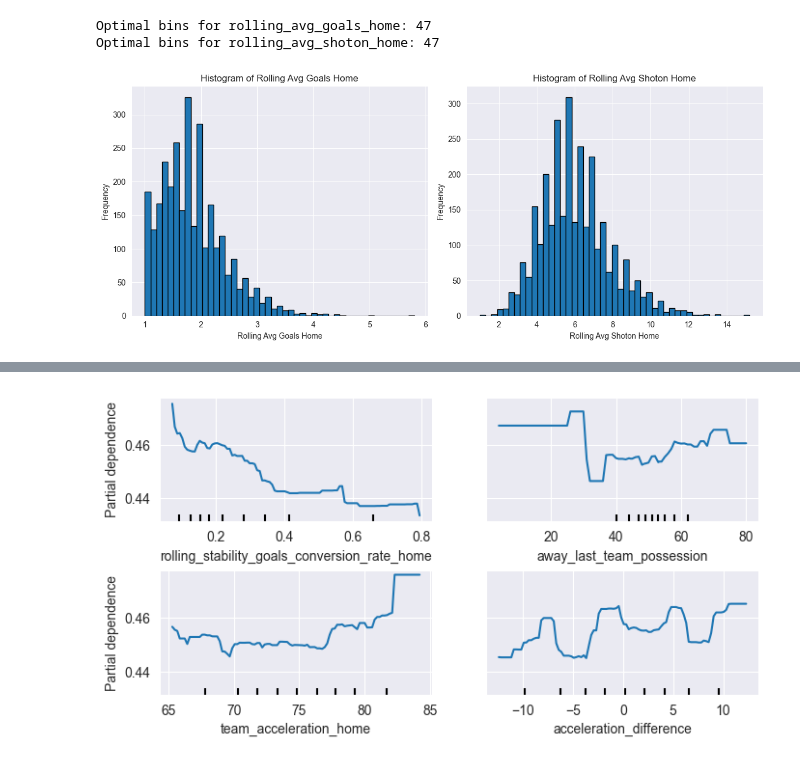
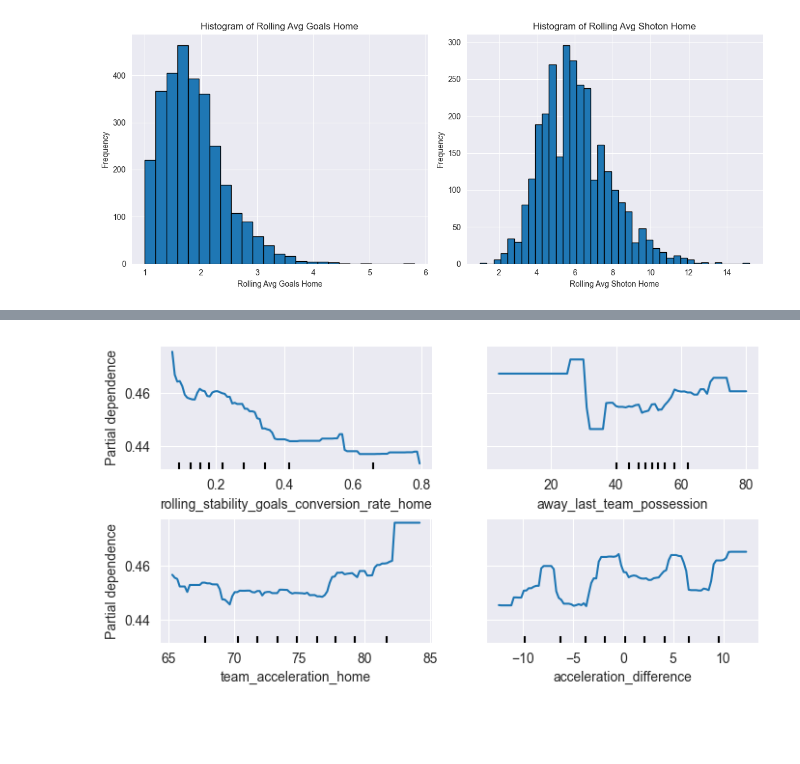
Before and after one commit to kamil0920/football_result_prediction-v2, a Jupyter notebook: src/eda/binning_features.ipynb, the cells around one changed output, grey strips where cells are left out. Saved outputs shown, nothing was run; the diff lists cells and outputs as text; code cells hidden in the pictures; blank space fills up the shorter version.

```diff
--- a/src/eda/binning_features.ipynb
+++ b/src/eda/binning_features.ipynb
@@ -7,6 +7,8 @@ df = pd.read_csv('../../data/preprocessed/imputed_data.csv')
 
 feature_cols = [col for col in df.columns if col not in
                 ["result_match", "stage", "season", "date", "home_team", "away_team"]]
+
+X_= df[["match_api_id", "stage", "season", "date", "home_team", "away_team"]].copy()
 
 y = df[['result_match']]
 X = df[feature_cols].copy()
@@ -18,7 +20,7 @@ def freedman_diaconis_bins(series):
     """
     data = series.dropna()
 
-    q25, q75 = np.percentile(data, [25, 75])
+    q25, q75 = np.percentile(data, [5, 95])
     iqr = q75 - q25
 
     bin_width = 2 * iqr / np.cbrt(len(data))
@@ -32,30 +130,19 @@ def freedman_diaconis_bins(series):
 # %%
-n_bins_goals = freedman_diaconis_bins(X['rolling_avg_goals_home'])
-n_bins_shoton = freedman_diaconis_bins(X['rolling_avg_shoton_home'])
-
-print(f"Optimal bins for rolling_avg_goals_home: {n_bins_goals}")
-print(f"Optimal bins for rolling_avg_shoton_home: {n_bins_shoton}")
-
-X['goals_bin'] = pd.cut(X['rolling_avg_goals_home'], bins=n_bins_goals).cat.codes
-X['shoton_bin'] = pd.cut(X['rolling_avg_shoton_home'], bins=n_bins_shoton).cat.codes
-
 plt.figure(figsize=(12, 5))
 
 plt.subplot(1, 2, 1)
-plt.hist(df['rolling_avg_goals_home'].dropna(), bins=n_bins_goals, edgecolor='black')
+plt.hist(df['rolling_avg_goals_home'].dropna(), bins=n_bins_points_ratio, edgecolor='black')
 plt.title('Histogram of Rolling Avg Goals Home')
 plt.xlabel('Rolling Avg Goals Home')
 plt.ylabel('Frequency')
 
 plt.subplot(1, 2, 2)
-plt.hist(df['rolling_avg_shoton_home'].dropna(), bins=n_bins_shoton, edgecolor='black')
+plt.hist(df['rolling_avg_shoton_home'].dropna(), bins=n_bins_rolling_stability_goals_conversion_rate_diff, edgecolor='black')
 plt.title('Histogram of Rolling Avg Shoton Home')
 plt.xlabel('Rolling Avg Shoton Home')
 plt.ylabel('Frequency')
 
 plt.tight_layout()
 plt.show()
 # %% [output]
-Optimal bins for rolling_avg_goals_home: 47
-Optimal bins for rolling_avg_shoton_home: 47
-[figure, old version]
+[figure, new version]
```
Also changed, not shown: parts of 11 cells of this notebook, 4 other files.
